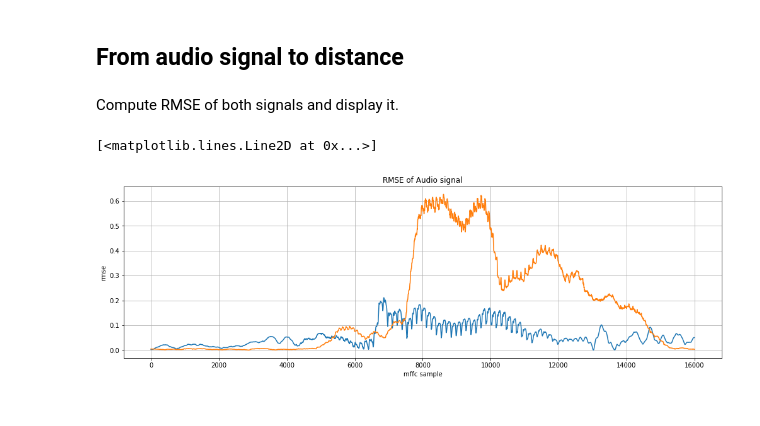
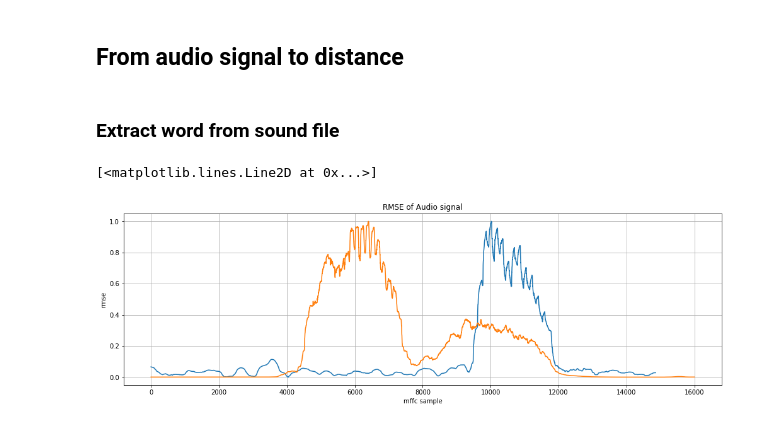
Before and after one commit to adrianlwn/NTDS-Speech-Recognition-Challenge, a Jupyter notebook: Feature extraction.ipynb, the cells around one changed output. Cells and saved outputs as stored; diff of their text form; code cells hidden in the pictures.

```diff
--- a/Feature extraction.ipynb
+++ b/Feature extraction.ipynb
@@ -140,8 +140,8 @@ features_og.head()
 # %% [markdown]
 ## Signal Analysis
 # %%
-word_1 = 58
-word_2 = 59
+word_1 = 0
+word_2 = 20
 def get_audio(filepath):
     audio, sampling_rate = librosa.load(filepath, sr=None, mono=True)
     return audio, sampling_rate
@@ -170,6 +170,6 @@ ipd.Audio(data=audio_2, rate=sampling_rate_2)
 [interactive output not drawn]
 # %% [markdown]
 ## From audio signal to distance
-# %% [markdown]
-Compute RMSE of both signals and display it.
+# %% [markdown]
+### Extract word from sound file
 # %%
@@ -264,18 +242,20 @@ def cut_signal( audio, Thresh = 0.01, mode = 'proxy',reach = 2000, number_lobes
 # %%
 rmse_audio_1 = librosa.feature.rmse(audio_1, hop_length = 1, frame_length=int(2048/8)).reshape(-1,)
 rmse_audio_1 -= np.min(rmse_audio_1)
+rmse_audio_1 /= np.max(rmse_audio_1)
 plt.plot(rmse_audio_1)
 plt.grid()
 plt.title('RMSE of Audio signal')
 plt.xlabel('mffc sample')
 plt.ylabel('rmse')
 plt.hold
 rmse_audio_2 = librosa.feature.rmse(audio_2, hop_length = 1,  frame_length=int(2048/8)).reshape(-1,)
 rmse_audio_2 -= np.min(rmse_audio_2)
+rmse_audio_2 /= np.max(rmse_audio_2)
 plt.plot(rmse_audio_2)
 # %% [output]
 [<matplotlib.lines.Line2D at 0x...>]
-[figure, old version]
+[figure, new version]
 # %%
 # just keep stuff above threshold
 Thresh = 0.01
```
Also changed, not shown: parts of 12 cells of this notebook, 7 other files.
